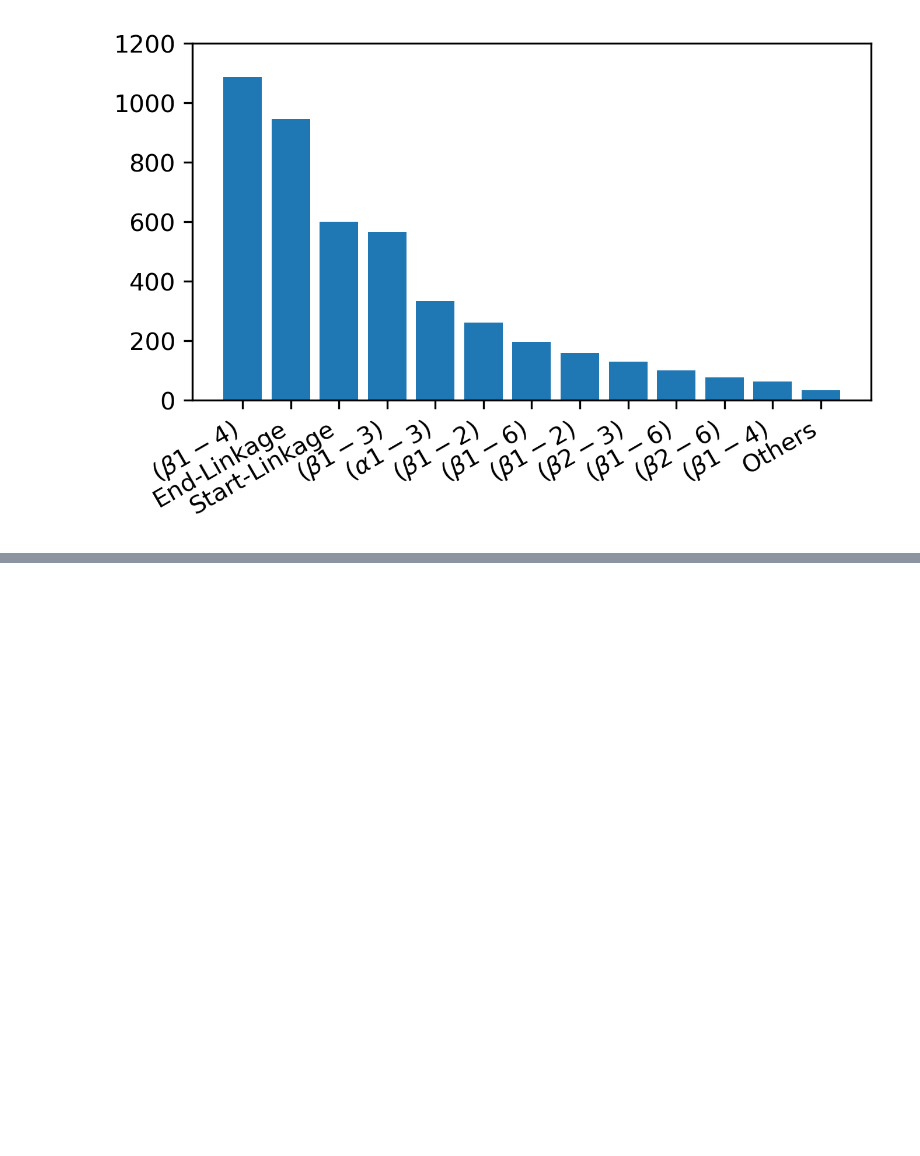
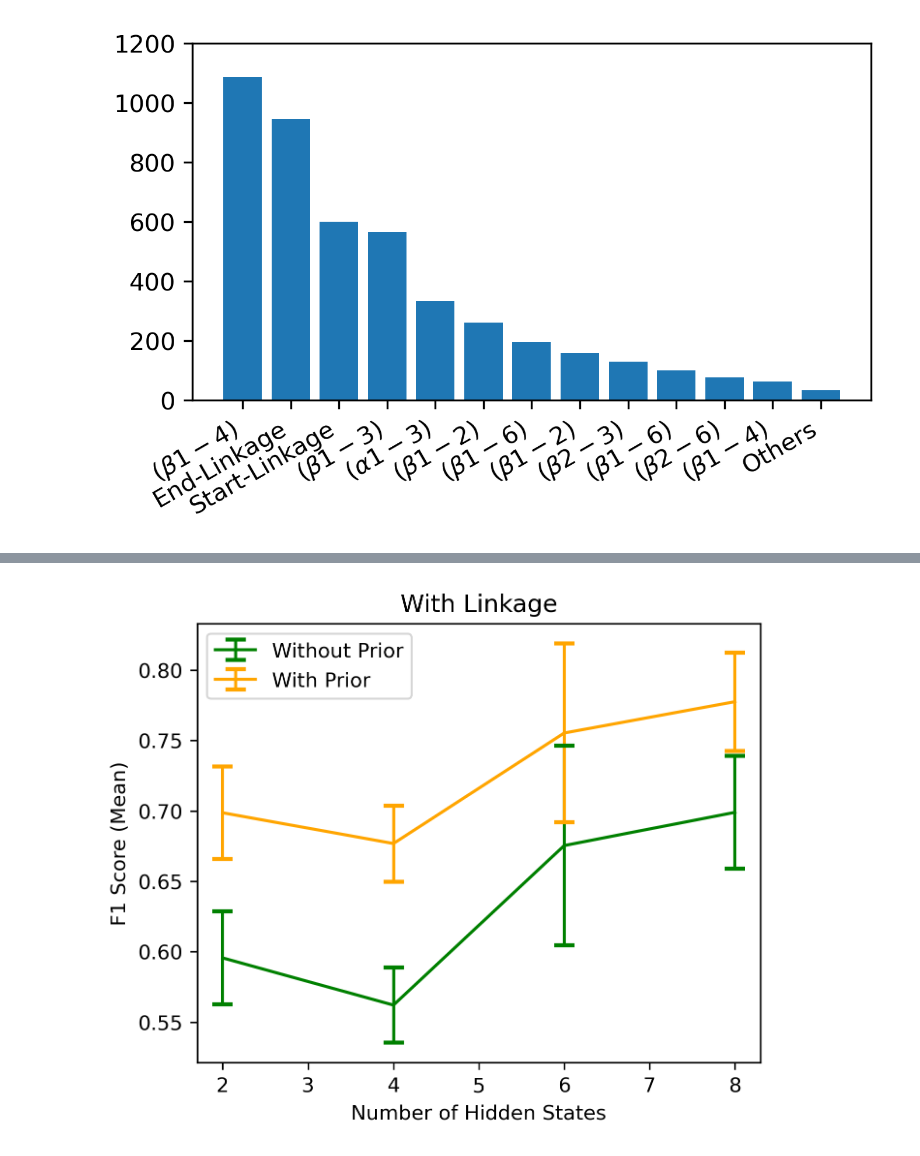
Before and after one commit to TreeHMM4Glycan/TreeHMM4Glycan, a Jupyter notebook: Draw_figures_SQ.ipynb, the cells around one changed output, grey strips where cells are left out. Saved outputs shown, nothing was run; the diff lists cells and outputs as text; code cells hidden in the pictures; blank space fills up the shorter version.

```diff
--- a/Draw_figures_SQ.ipynb
+++ b/Draw_figures_SQ.ipynb
@@ -96,0 +147,51 @@ plt.show()
+# %%
+import matplotlib.pyplot as plt
+import numpy as np
+import pickle
+edge_h2 = pickle.load(open('Saved/2-Class/eval-states_2_folds_5_use_edge-20201202-171820-model.pkl', 'rb'))['Metrics']
+edge_h4 = pickle.load(open('Saved/2-Class/eval-states_4_folds_5_use_edge-20201202-171820-model.pkl', 'rb'))['Metrics']
+edge_h6 = pickle.load(open('Saved/2-Class/eval-states_6_folds_5_use_edge-20201202-171820-model.pkl', 'rb'))['Metrics']
+edge_h8 = pickle.load(open('Saved/2-Class/eval-states_8_folds_5_use_edge-20201202-171820-model.pkl', 'rb'))['Metrics']
+
+
+edge_h2_f1 = edge_h2['Normal']['F1'][4][0]
+edge_h2_prior_f1 = edge_h2['Posterior']['F1'][4][0]
+edge_h4_f1 = edge_h4['Normal']['F1'][4][0]
+edge_h4_prior_f1 = edge_h4['Posterior']['F1'][4][0]
+edge_h6_f1 = edge_h6['Normal']['F1'][4][0]
+edge_h6_prior_f1 = edge_h6['Posterior']['F1'][4][0]
+edge_h8_f1 = edge_h8['Normal']['F1'][4][0]
+edge_h8_prior_f1 = edge_h8['Posterior']['F1'][4][0]
+
+edge_h2_f1_error = edge_h2['Normal']['F1'][4][1] * 0.87653
+edge_h2_prior_f1_error = edge_h2['Posterior']['F1'][4][1] * 0.87653
+edge_h4_f1_error = edge_h4['Normal']['F1'][4][1] * 0.87653
+edge_h4_prior_f1_error = edge_h4['Posterior']['F1'][4][1] * 0.87653
+edge_h6_f1_error = edge_h6['Normal']['F1'][4][1] * 0.87653
+edge_h6_prior_f1_error = edge_h6['Posterior']['F1'][4][1] * 0.87653
+edge_h8_f1_error = edge_h8['Normal']['F1'][4][1] * 0.87653
+edge_h8_prior_f1_error = edge_h8['Posterior']['F1'][4][1] * 0.87653
+
+
+
+states = [2, 4, 6, 8]
+edge_f1s = [edge_h2_f1, edge_h4_f1, edge_h6_f1, edge_h8_f1]
+edge_f1s_error = [edge_h2_f1_error, edge_h4_f1_error, edge_h6_f1_error, edge_h8_f1_error]
+edge_f1s_prior = [edge_h2_prior_f1, edge_h4_prior_f1, edge_h6_prior_f1, edge_h8_prior_f1]
+edge_f1s_prior_error = [edge_h2_prior_f1_error, edge_h4_prior_f1_error, edge_h6_prior_f1_error, edge_h8_prior_f1_error]
+
+plt.rcParams['figure.dpi'] = 300
+plt.rcParams["figure.figsize"] = (5, 4)
+plt.rcParams["errorbar.capsize"] = 5
+
+plt.figure()
+plt.errorbar(states, edge_f1s, yerr=edge_f1s_error, color='green', ecolor='green', capthick=2, label='Without Prior')
+plt.errorbar(states, edge_f1s_prior, yerr=edge_f1s_prior_error, color='orange', ecolor='orange', capthick=2, label='With Prior')
+plt.xticks(range(2, 9))
+plt.xlabel('Number of Hidden States')
+plt.ylabel('F1 Score (Mean)')
+plt.title('With Linkage')
+plt.legend()
+plt.show()
+# %% [output]
+[figure, added]
```
Also changed, not shown: parts of 1 cell of this notebook, 1 other file.
